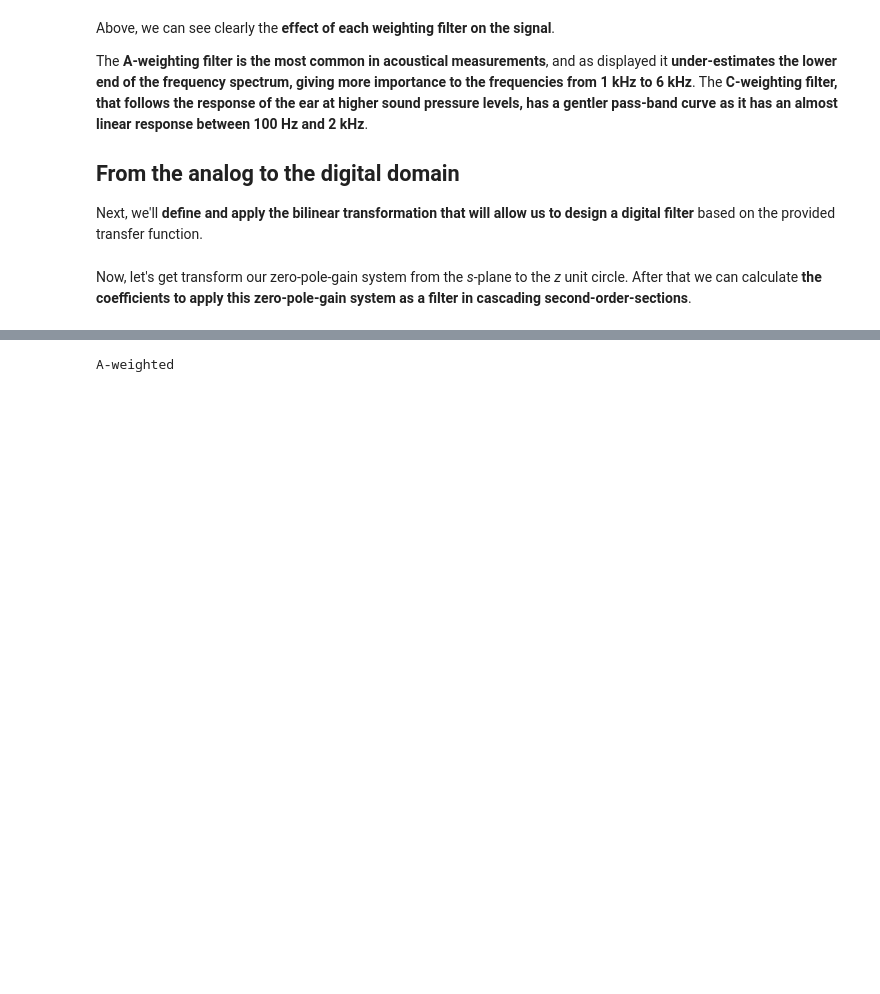
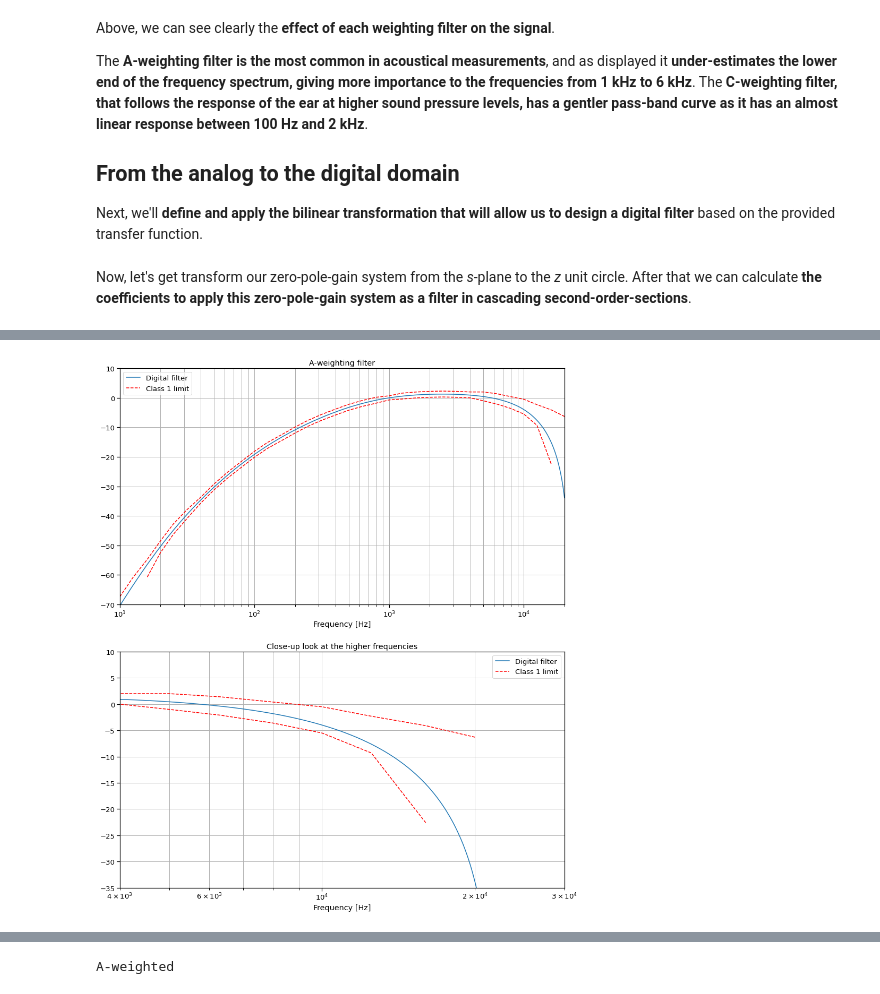
Before and after one commit to tiaqui/my_thesis, a Jupyter notebook: notebooks/2. A, C and Z frequency weightings.ipynb, the cells around one changed output, grey strips where cells are left out. Saved outputs shown, nothing was run; the diff lists cells and outputs as text; code cells hidden in the pictures; blank space fills up the shorter version.

```diff
--- a/notebooks/2. A, C and Z frequency weightings.ipynb
+++ b/notebooks/2. A, C and Z frequency weightings.ipynb
@@ -145,0 +153,67 @@ for ax_ in ax:
+# %%
+# Well not infinity but ..
+inf = np.finfo(float).max/2
+
+# Standard's definitions
+# - - - - - - - - - - - - - - -
+
+# Frequency array
+freqs = np.array([ 10, 12.5, 16.0, 20.0, 25.0,
+                  31.5, 40.0, 50.0, 63.0, 80.0,
+                  100.0, 125.0, 160.0, 200.0,
+                  250.0, 315.0, 400.0, 500.0,
+                  630.0, 800.0, 1000.0, 1250.0,
+                  1600.0, 2000.0, 2500.0, 3150.0,
+                  4000.0, 5000.0, 6300.0, 8000.0,
+                  10000.0, 12500.0, 16000.0,
+                  20000.0])
+
+# A-weighting at the above frequencies
+A = np.array([-70.4, -63.4, -56.7, -50.5, -44.7,
+              -39.4, -34.6, -30.2, -26.2, -22.5,
+              -19.1, -16.1, -13.4, -10.9, -8.6,
+              -6.6, -4.8, -3.2, -1.9, -0.8, 0,
+              0.6, 1, 1.2, 1.3, 1.2, 1, 0.5,
+              -0.1, -1.1, -2.5, -4.3, -6.6,
+              -9.3])
+
+# Class 1 upper limit difference
+l_upp = np.array([3, 2.5, 2, 2, 2, 1.5, 1, 1, 1,
+                  1, 1, 1, 1, 1, 1, 1, 1, 1, 1,
+                  1, 0.7, 1, 1, 1, 1, 1, 1, 1.5,
+                  1.5, 1.5, 2, 2, 2.5, 3])
+
+# Class 1 lower limit difference
+l_low = np.array([-inf, -inf, -4, -2, -1.5, -1.5,
+                  -1, -1, -1, -1, -1, -1, -1, -1,
+                  -1, -1, -1, -1, -1, -1, -0.7,
+                  -1, -1, -1, -1, -1, -1, -1.5,
+                  -2, -2.5, -3, -5, -16, -inf])
+
+# Plotting!
+# - - - - - - - - - - - - - - -
+
+fig, ax = plt.subplots(2, 1, figsize=(15,18))
+
+for ax_ in ax:
+    ax_.plot((0.5*FS/np.pi)*w_a, eps+20*np.log10(abs(h_a+eps)),
+             label='Digital filter')
+    ax_.plot(freqs, A + l_upp, '--',
+             label='Class 1 limit', c='r')
+    ax_.plot(freqs, A + l_low, '--', c='r')
+    ax_.set_xscale('log')
+    ax_.grid('on', which='both')
+    ax_.legend()
+    ax_.set_xlabel('Frequency [Hz]')
+    ax_.set_xlim([10, 20000])
+
+ax[0].set_title('A-weighting filter')
+ax[1].set_title('Close-up look at the higher frequencies')
+
+ax[0].set_xlim([10, 20000])
+ax[1].set_xlim([4000, 30000])
+
+ax[0].set_ylim([-70, 10])
+ax[1].set_ylim([-35, 10]);
+# %% [output]
+[figure, added]
```
Also changed, not shown: parts of 7 cells of this notebook, 1 other file.
